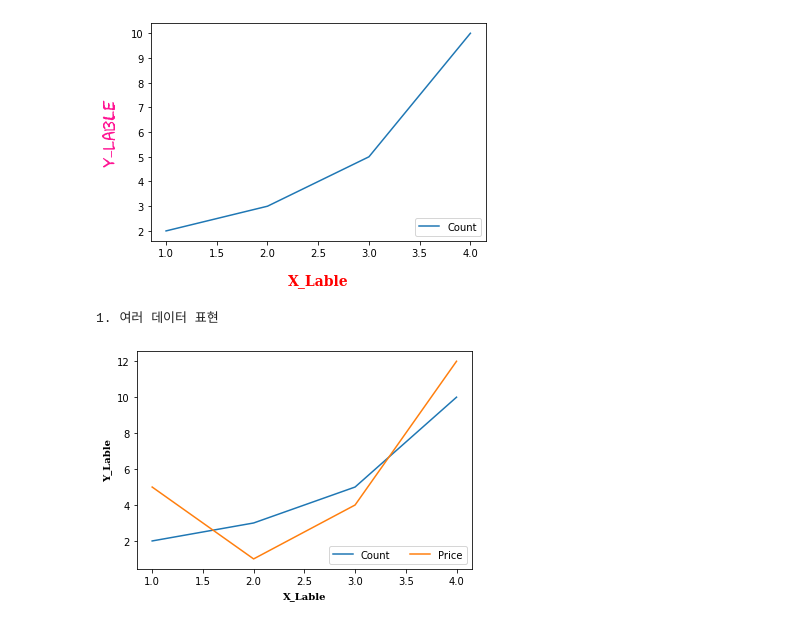
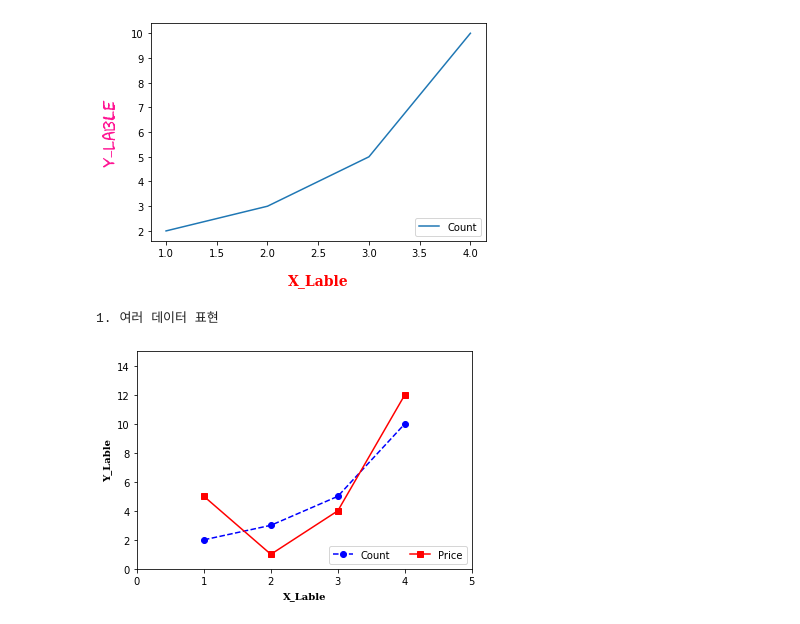
Before and after one commit to JGH94/python_MatplotLib, a Jupyter notebook: python_MatplotLib.ipynb, the cells around one changed output. Drawn from its saved outputs; the diff is of its cells as text; code cells hidden in the pictures.

```diff
--- a/python_MatplotLib.ipynb
+++ b/python_MatplotLib.ipynb
@@ -69,22 +69,30 @@ plt.show()
 # %%
  # 여러 데이터 표현
 print("1. 여러 데이터 표현 ")
 # 범례를 위한 lable
-plt.plot([1, 2, 3, 4], [2, 3, 5, 10], label='Count')
-plt.plot([1, 2, 3, 4], [5, 1, 4, 12], label='Price')
+# b 는 blue, o는 동그라미 마커표시, --는 점선 라인을 의미
+# r 는 red,  S는 네모 마커표시, -는 라인을 의미
+# 각자 따로 표시하는 방법 plt.plot([1, 2, 3, 4], [2, 3, 5, 10], color='#e35f62', marker='o', linestyle='--')
+plt.plot([1, 2, 3, 4], [2, 3, 5, 10], 'bo--', label='Count')
+plt.plot([1, 2, 3, 4], [5, 1, 4, 12], 'rs-',label='Price')
+
+
 
 font1 = {'family': 'serif',
          'color': 'black',
          'weight': 'bold',
          'size': 10
          }
 
 plt.xlabel('X_Lable', labelpad=5, fontdict = font1)
 plt.ylabel('Y_Lable', labelpad=5, fontdict = font1)
+# x좌표 y좌표 간격 설정
+plt.axis([0,5,0,15])
 # 범례 표시 loc = 위치 설정
 # nCol = 컬럼 개수 , fontsize 로 크기 조절 가능, frameon 로 테두리 설정(True or False), shadow 그림자 표시 (True or False)
 plt.legend(loc ='lower right' , ncol = 2)
+
 plt.show()
 # %% [output]
 1. 여러 데이터 표현
-[figure, old version]
+[figure, new version]
```
Also changed, not shown: parts of 2 cells of this notebook.
